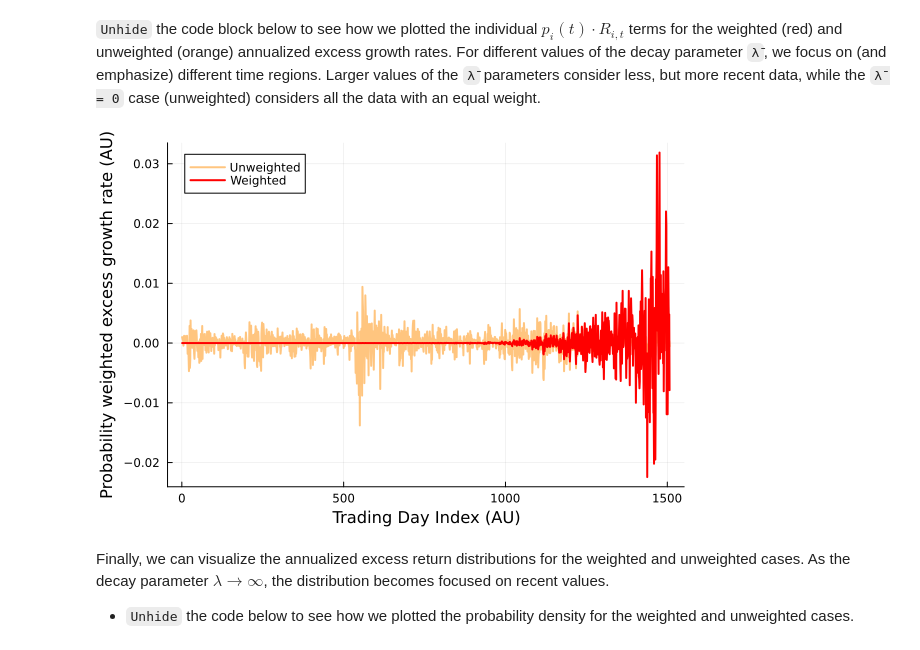
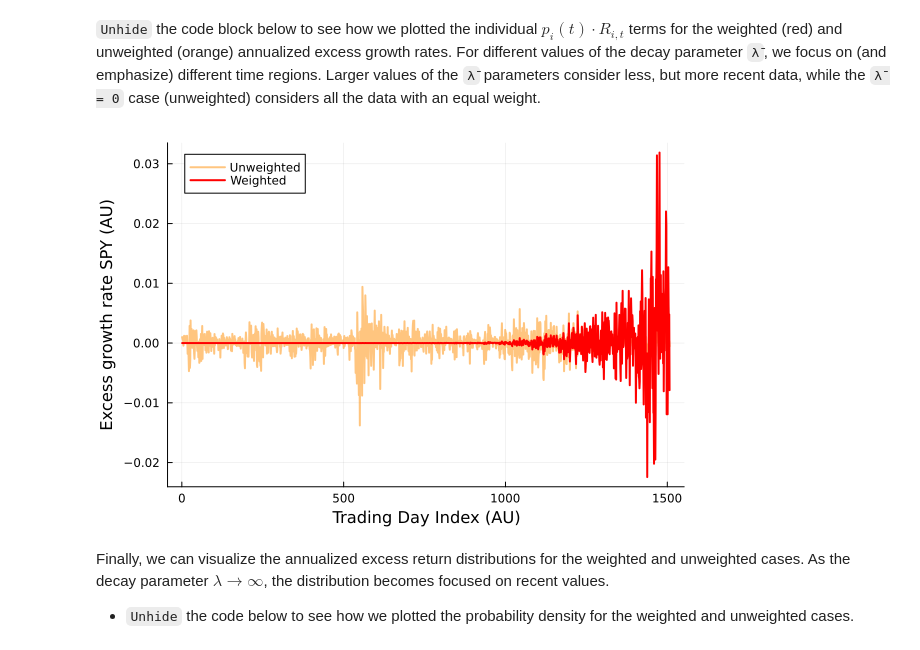
Before and after one commit to varnerlab/CHEME-130-eCornell-Repository, a Jupyter notebook: courses/CHEME-132/module-2/CHEME-132-Module-2-Advanced-BoltmannWeightedReturn.ipynb, the cells around one changed output. Cells and saved outputs as stored; diff of their text form; code cells hidden in the pictures.

```diff
--- a/courses/CHEME-132/module-2/CHEME-132-Module-2-Advanced-BoltmannWeightedReturn.ipynb
+++ b/courses/CHEME-132/module-2/CHEME-132-Module-2-Advanced-BoltmannWeightedReturn.ipynb
@@ -206,10 +205,10 @@ terms_unweighted = (1/(number_of_trading_periods-1))*R;
 # %%
 plot(terms_unweighted, lw=2, c=:darkorange, alpha=0.5, label="Unweighted")
 plot!(terms_weighted |> reverse, c=:red, label="Weighted", lw=2)
 xlabel!("Trading Day Index (AU)",fontsize = 18)
-ylabel!("Probability weighted excess growth rate (AU)",fontsize = 18)
+ylabel!("Excess growth rate $(ticker_of_interest) (AU)",fontsize = 18)
 # %% [output]
-[figure, old version]
+[figure, new version]
 # %% [markdown]
 Finally, we can visualize the annualized excess return distributions for the weighted and unweighted cases. As the decay parameter $\lambda\rightarrow\infty$, the distribution becomes focused on recent values.
 * `Unhide` the code below to see how we plotted the probability density for the weighted and unweighted cases.
```
Also changed, not shown: parts of 1 cell of this notebook.
